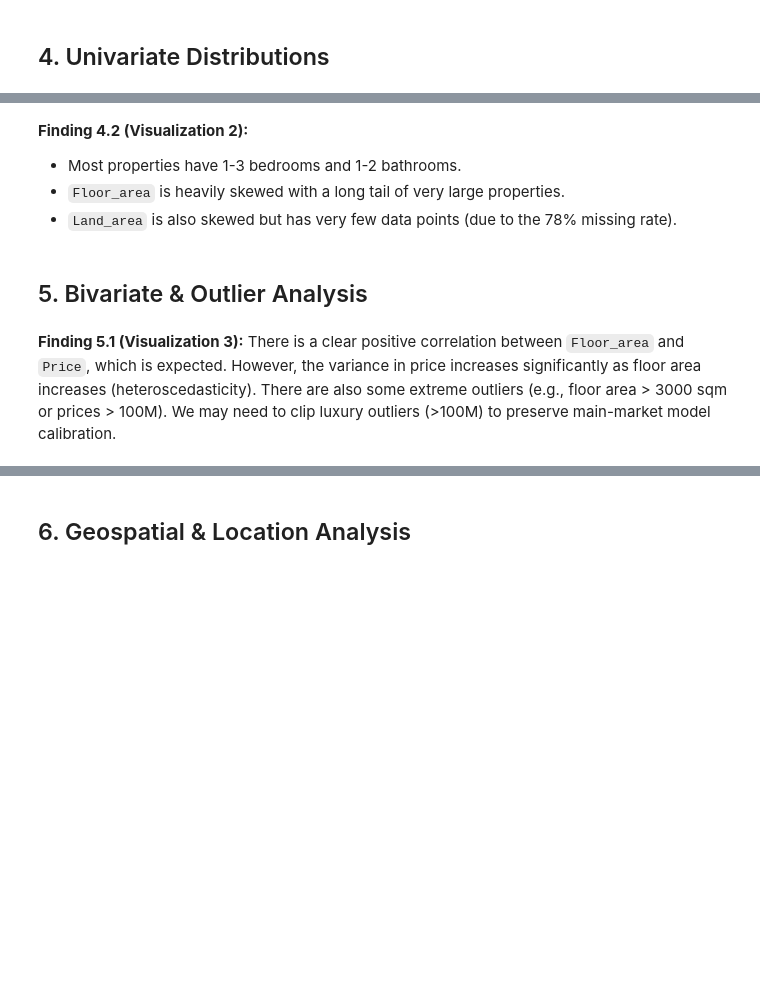
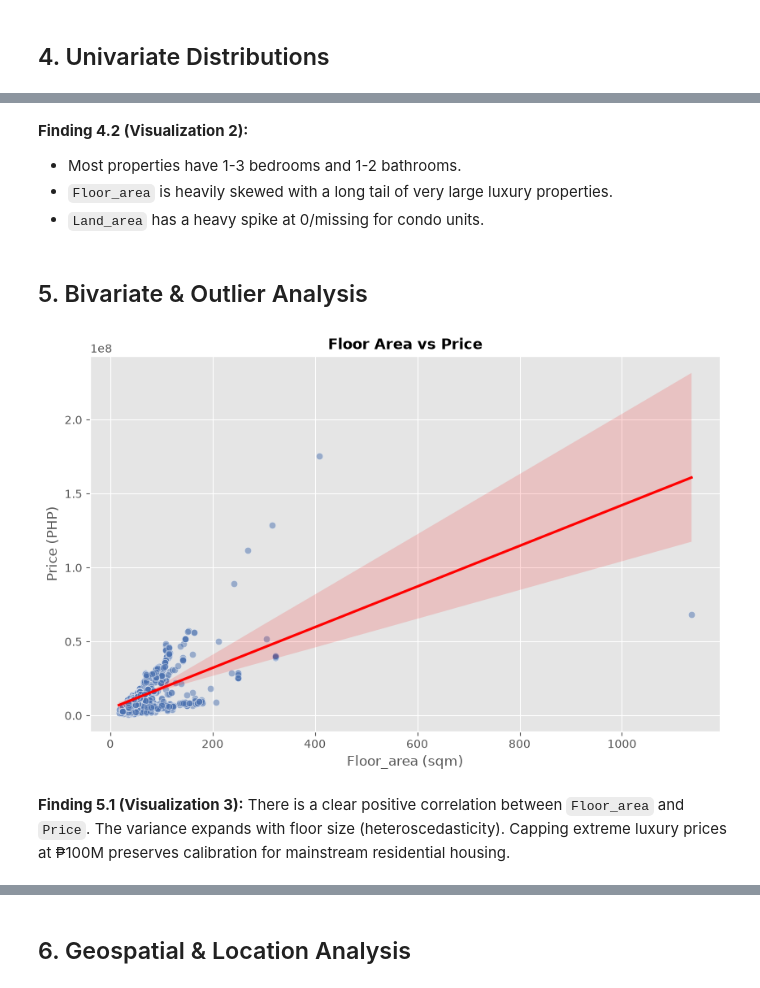
Before and after one commit to flexyledger/GROUP3_ph-real-estate-price-prediction, a Jupyter notebook: notebooks/01_eda.ipynb, the cells around one changed output, grey strips where cells are left out. Drawn from its saved outputs; the diff is of its cells as text; code cells hidden in the pictures; blank space fills up the shorter version.

```diff
--- a/notebooks/01_eda.ipynb
+++ b/notebooks/01_eda.ipynb
@@ -123,20 +211,21 @@ plt.show()
 # %% [markdown]
 **Finding 4.2 (Visualization 2):**
 * Most properties have 1-3 bedrooms and 1-2 bathrooms.
-* `Floor_area` is heavily skewed with a long tail of very large properties.
-* `Land_area` is also skewed but has very few data points (due to the 78% missing rate).
+* `Floor_area` is heavily skewed with a long tail of very large luxury properties.
+* `Land_area` has a heavy spike at 0/missing for condo units.
 # %% [markdown]
 ## 5. Bivariate & Outlier Analysis
 # %%
 # Visualization 3: Floor Area vs. Price
 plt.figure(figsize=(10, 6))
 sns.scatterplot(data=df, x='Floor_area (sqm)', y='Price (PHP)', alpha=0.5)
-plt.title('Floor Area vs Price')
+plt.title('Floor Area vs Price', fontsize=13, fontweight='bold')
 plt.xlabel('Floor Area (sqm)')
 plt.ylabel('Price (PHP)')
-# Add a regression line
 sns.regplot(data=df, x='Floor_area (sqm)', y='Price (PHP)', scatter=False, color='red')
 plt.show()
+# %% [output]
+[figure, added]
 # %% [markdown]
-**Finding 5.1 (Visualization 3):** There is a clear positive correlation between `Floor_area` and `Price`, which is expected. However, the variance in price increases significantly as floor area increases (heteroscedasticity). There are also some extreme outliers (e.g., floor area > 3000 sqm or prices > 100M). We may need to clip luxury outliers (>100M) to preserve main-market model calibration.
+**Finding 5.1 (Visualization 3):** There is a clear positive correlation between `Floor_area` and `Price`. The variance expands with floor size (heteroscedasticity). Capping extreme luxury prices at ₱100M preserves calibration for mainstream residential housing.
 # %%
```
Also changed, not shown: parts of 21 cells of this notebook, 13 other files.
